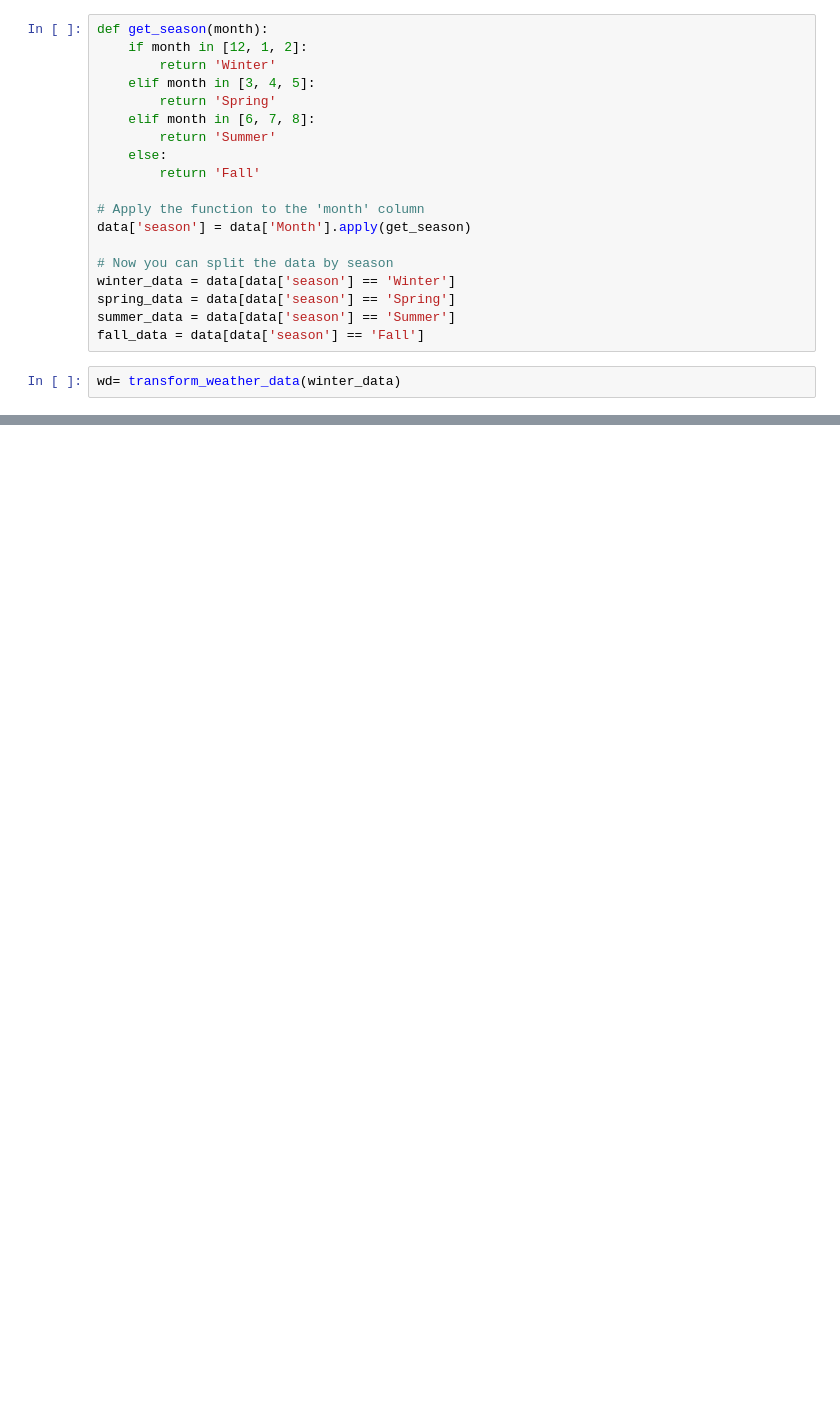
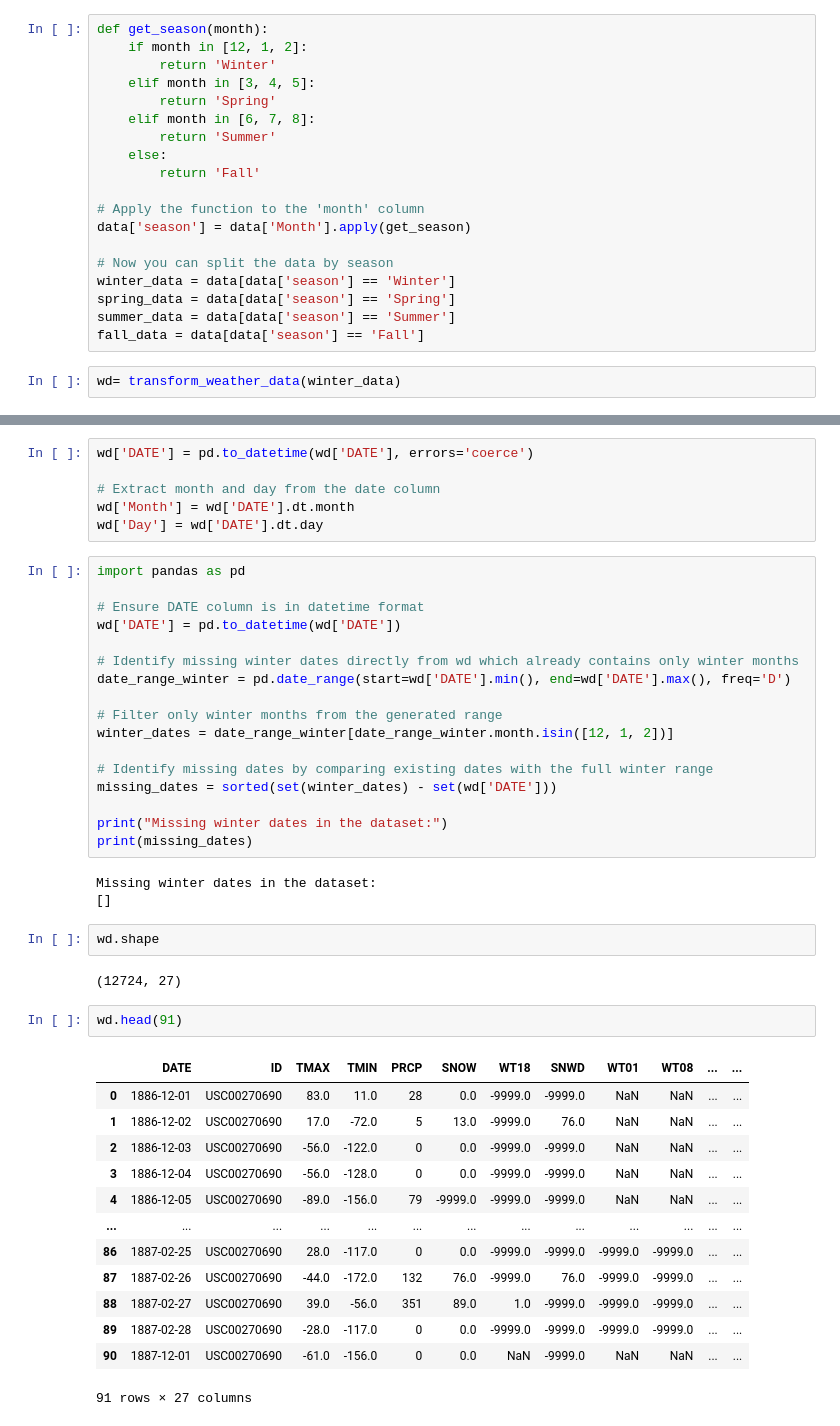
Before and after one commit to loki-k4/BlizzardX, a Jupyter notebook: project.ipynb, the cells around one changed output, grey strips where cells are left out. Drawn from its saved outputs; the diff is of its cells as text; blank space fills up the shorter version.

```diff
--- a/project.ipynb
+++ b/project.ipynb
@@ -271 +427,47 @@ wd.head(10)
 10 rows × 25 columns
+# %%
+wd['DATE'] = pd.to_datetime(wd['DATE'], errors='coerce')
+
+# Extract month and day from the date column
+wd['Month'] = wd['DATE'].dt.month
+wd['Day'] = wd['DATE'].dt.day
+# %%
+import pandas as pd
+
+# Ensure DATE column is in datetime format
+wd['DATE'] = pd.to_datetime(wd['DATE'])
+
+# Identify missing winter dates directly from wd which already contains only winter months
+date_range_winter = pd.date_range(start=wd['DATE'].min(), end=wd['DATE'].max(), freq='D')
+
+# Filter only winter months from the generated range
+winter_dates = date_range_winter[date_range_winter.month.isin([12, 1, 2])]
+
+# Identify missing dates by comparing existing dates with the full winter range
+missing_dates = sorted(set(winter_dates) - set(wd['DATE']))
+
+print("Missing winter dates in the dataset:")
+print(missing_dates)
+# %% [output]
+Missing winter dates in the dataset:
+[]
+# %%
+wd.shape
+# %% [output]
+(12724, 27)
+# %%
+wd.head(91)
+# %% [output]
+|  | DATE | ID | TMAX | TMIN | PRCP | SNOW | WT18 | SNWD | WT01 | WT08 | ... | ... |
+| 0 | 1886-12-01 | USC00270690 | 83.0 | 11.0 | 28 | 0.0 | -9999.0 | -9999.0 | NaN | NaN | ... | ... |
+| 1 | 1886-12-02 | USC00270690 | 17.0 | -72.0 | 5 | 13.0 | -9999.0 | 76.0 | NaN | NaN | ... | ... |
+| 2 | 1886-12-03 | USC00270690 | -56.0 | -122.0 | 0 | 0.0 | -9999.0 | -9999.0 | NaN | NaN | ... | ... |
+| 3 | 1886-12-04 | USC00270690 | -56.0 | -128.0 | 0 | 0.0 | -9999.0 | -9999.0 | NaN | NaN | ... | ... |
+| 4 | 1886-12-05 | USC00270690 | -89.0 | -156.0 | 79 | -9999.0 | -9999.0 | -9999.0 | NaN | NaN | ... | ... |
+| ... | ... | ... | ... | ... | ... | ... | ... | ... | ... | ... | ... | ... |
+| 86 | 1887-02-25 | USC00270690 | 28.0 | -117.0 | 0 | 0.0 | -9999.0 | -9999.0 | -9999.0 | -9999.0 | ... | ... |
+| 87 | 1887-02-26 | USC00270690 | -44.0 | -172.0 | 132 | 76.0 | -9999.0 | 76.0 | -9999.0 | -9999.0 | ... | ... |
+| 88 | 1887-02-27 | USC00270690 | 39.0 | -56.0 | 351 | 89.0 | 1.0 | -9999.0 | -9999.0 | -9999.0 | ... | ... |
+| 89 | 1887-02-28 | USC00270690 | -28.0 | -117.0 | 0 | 0.0 | -9999.0 | -9999.0 | -9999.0 | -9999.0 | ... | ... |
+| 90 | 1887-12-01 | USC00270690 | -61.0 | -156.0 | 0 | 0.0 | NaN | -9999.0 | NaN | NaN | ... | ... |
+91 rows × 27 columns
```
Also changed, not shown: parts of 24 cells of this notebook.
